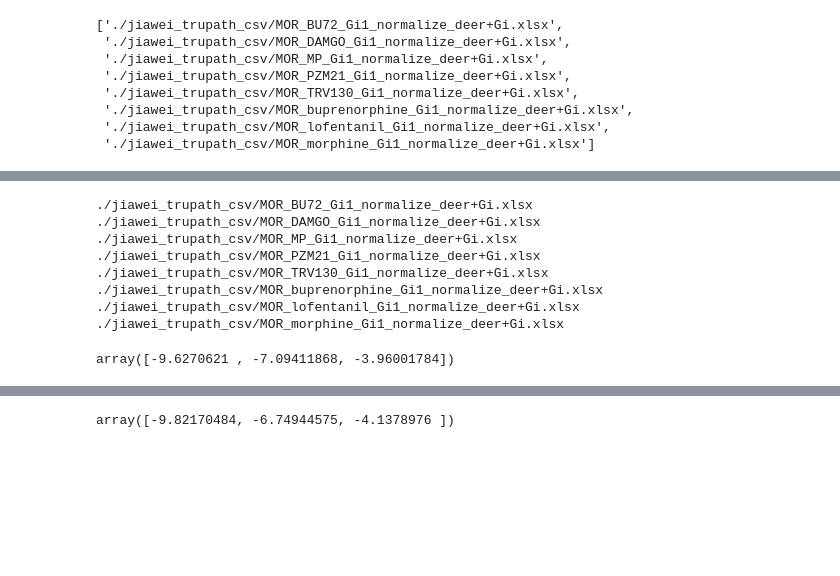
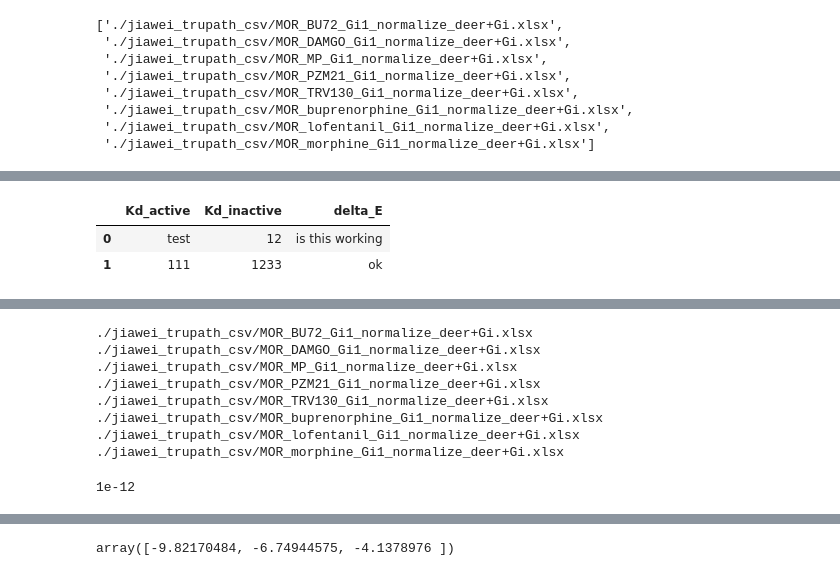
Before and after one commit to wanghaoqing/mglur5_MWC, a Jupyter notebook: MWC_curve_fittiing_MOR.ipynb, the cells around one changed output, grey strips where cells are left out. Saved outputs shown, nothing was run; the diff lists cells and outputs as text; code cells hidden in the pictures; blank space fills up the shorter version.

```diff
--- a/MWC_curve_fittiing_MOR.ipynb
+++ b/MWC_curve_fittiing_MOR.ipynb
@@ -199,3 +223,10 @@ print(res.x)
+# %%
+kd_table.loc[len(kd_table)] = [111,1233,'ok']
+kd_table
+# %% [output]
+|  | Kd_active | Kd_inactive | delta_E |
+| 0 | test | 12 | is this working |
+| 1 | 111 | 1233 | ok |
 # %%
 df = pd.read_excel('./jiawei_trupath_csv/MOR_DAMGO_arr1_normalize_deer+arr.xlsx')
 curdoc().clear()
@@ -240,9 +271,9 @@ for file in fnames:
 ./jiawei_trupath_csv/MOR_lofentanil_Gi1_normalize_deer+Gi.xlsx
 ./jiawei_trupath_csv/MOR_morphine_Gi1_normalize_deer+Gi.xlsx
 # %%
-res.x
+10**-12
 # %% [output]
-array([-9.6270621 , -7.09411868, -3.96001784])
+1e-12
 # %%
 curdoc().clear()
 #initial parameter for optimization
```
Also changed, not shown: parts of 4 cells of this notebook, 8 other files.
